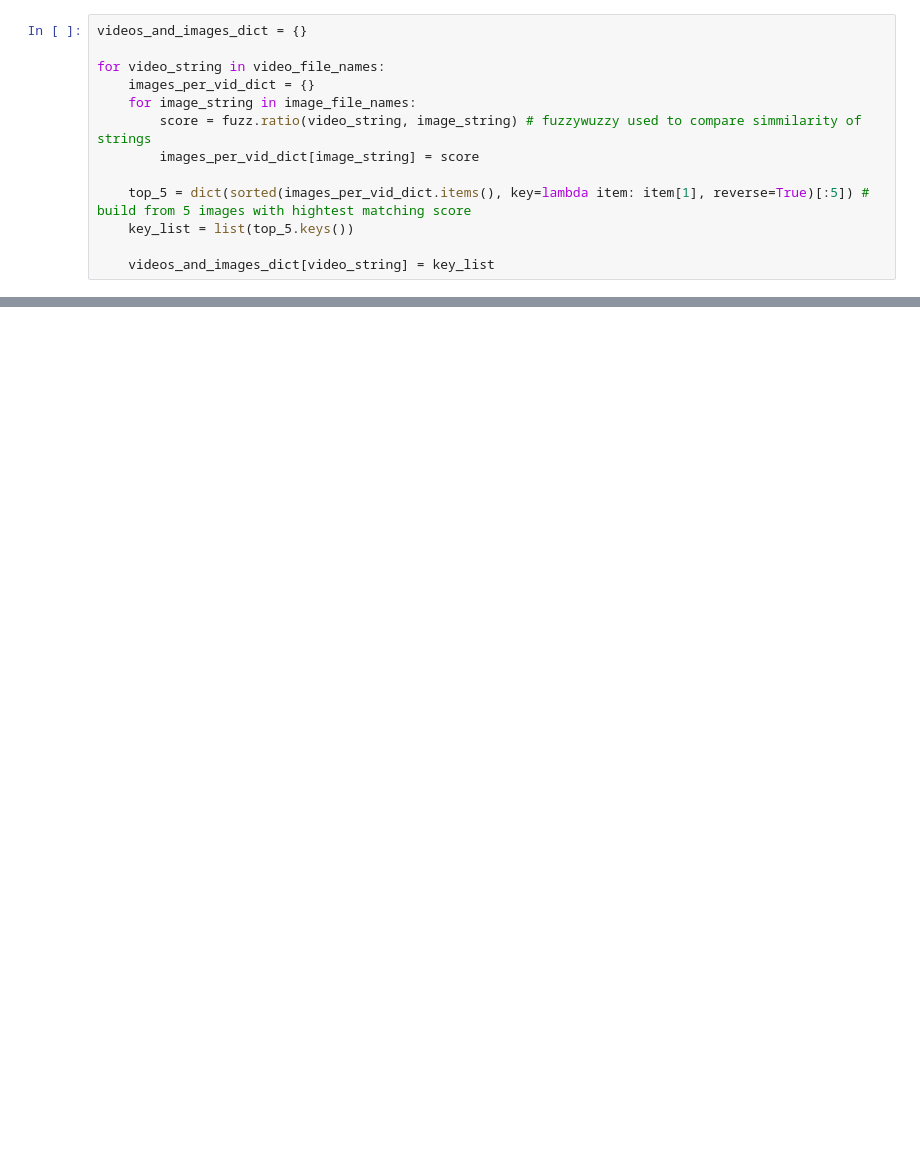
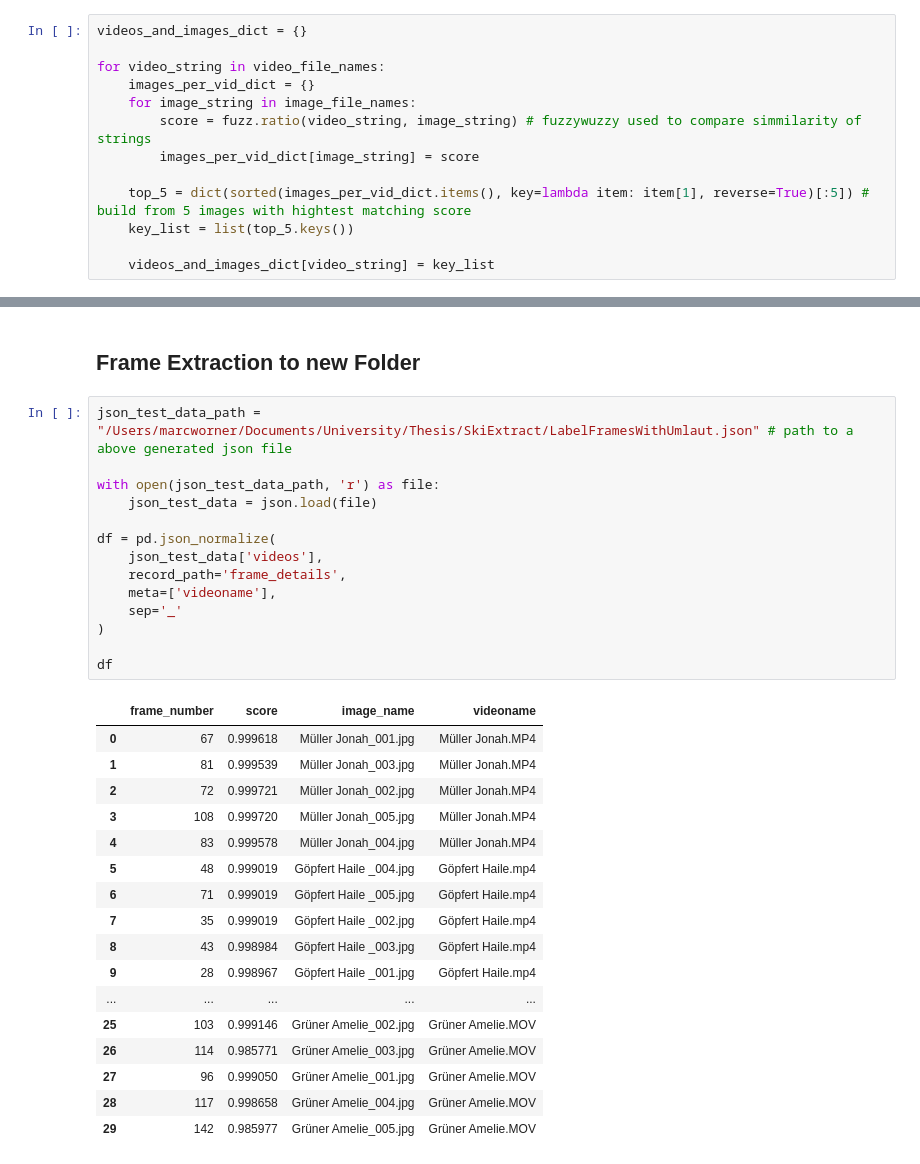
Before and after one commit to MarcWoerner/SkiExtract, a Jupyter notebook: FilePreprocessing.ipynb, the cells around one changed output, grey strips where cells are left out. Drawn from its saved outputs; the diff is of its cells as text; blank space fills up the shorter version.

```diff
--- a/JsonBuild.ipynb
+++ b/FilePreprocessing.ipynb
@@ -174,3 +173,37 @@ for key, value in videos_and_images_dict.items():
 
 with open("LabelFrames.json", "w", encoding="utf-8") as json_file:
     json.dump(label_frames_dict, json_file, indent=4, ensure_ascii=False)
+# %% [markdown]
+## Frame Extraction to new Folder <a class="anchor" id="chapter3"></a>
+# %%
+json_test_data_path = "/Users/marcworner/Documents/University/Thesis/SkiExtract/LabelFramesWithUmlaut.json" # path to a above generated json file
+
+with open(json_test_data_path, 'r') as file:
+    json_test_data = json.load(file)
+
+df = pd.json_normalize(
+    json_test_data['videos'],
+    record_path='frame_details',
+    meta=['videoname'],
+    sep='_'
+)
+
+df
+# %% [output]
+|  | frame_number | score | image_name | videoname |
+| 0 | 67 | 0.999618 | Müller Jonah_001.jpg | Müller Jonah.MP4 |
+| 1 | 81 | 0.999539 | Müller Jonah_003.jpg | Müller Jonah.MP4 |
+| 2 | 72 | 0.999721 | Müller Jonah_002.jpg | Müller Jonah.MP4 |
+| 3 | 108 | 0.999720 | Müller Jonah_005.jpg | Müller Jonah.MP4 |
+| 4 | 83 | 0.999578 | Müller Jonah_004.jpg | Müller Jonah.MP4 |
+| 5 | 48 | 0.999019 | Göpfert Haile _004.jpg | Göpfert Haile.mp4 |
+| 6 | 71 | 0.999019 | Göpfert Haile _005.jpg | Göpfert Haile.mp4 |
+| 7 | 35 | 0.999019 | Göpfert Haile _002.jpg | Göpfert Haile.mp4 |
+| 8 | 43 | 0.998984 | Göpfert Haile _003.jpg | Göpfert Haile.mp4 |
+| 9 | 28 | 0.998967 | Göpfert Haile _001.jpg | Göpfert Haile.mp4 |
+| ... | ... | ... | ... | ... |
+| 25 | 103 | 0.999146 | Grüner Amelie_002.jpg | Grüner Amelie.MOV |
+| 26 | 114 | 0.985771 | Grüner Amelie_003.jpg | Grüner Amelie.MOV |
+| 27 | 96 | 0.999050 | Grüner Amelie_001.jpg | Grüner Amelie.MOV |
+| 28 | 117 | 0.998658 | Grüner Amelie_004.jpg | Grüner Amelie.MOV |
+| 29 | 142 | 0.985977 | Grüner Amelie_005.jpg | Grüner Amelie.MOV |
```
Also changed, not shown: parts of 10 cells of this notebook.
